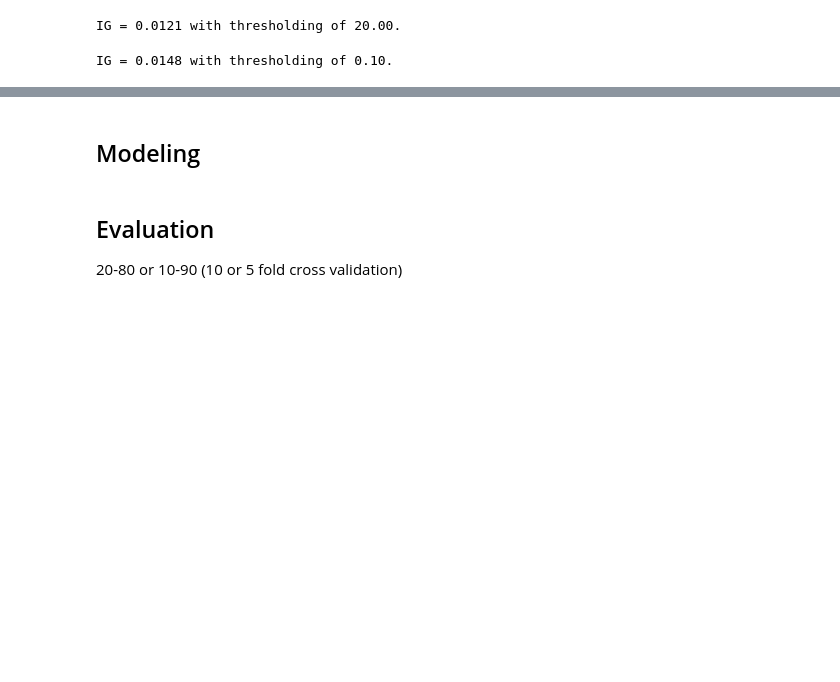
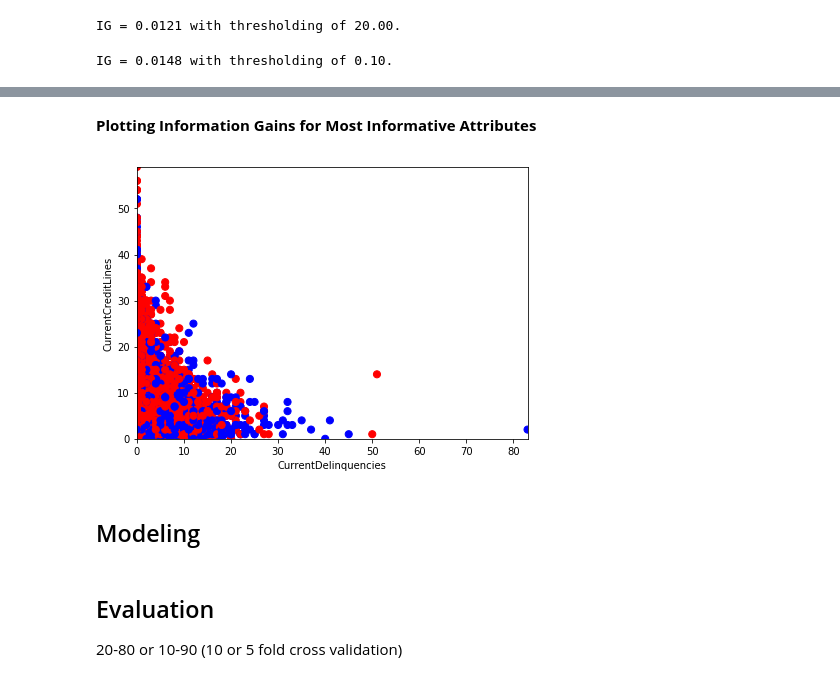
Before and after one commit to jahnavik/proser-loan-default, a Jupyter notebook: ProsperLoan.ipynb, the cells around one changed output, grey strips where cells are left out. Cells and saved outputs as stored; diff of their text form; code cells hidden in the pictures; blank space fills up the shorter version.

```diff
--- a/ProsperLoan.ipynb
+++ b/ProsperLoan.ipynb
@@ -656,0 +715,9 @@ def information_gain(feature, threshold, target):
+# %%
+a = data['CurrentDelinquencies'].values.tolist()
+for i in range(len(a)):
+    if a[i] <= 1.00:
+        a[i] = 1
+    else:
+        a[i] = 0
+x = pd.DataFrame(a, columns=['a'])
+information_gain_categorical(x['a'], data['LoanStatus'])
@@ -688,0 +769,2 @@ def best_threshold():
+# %% [markdown]
+**Plotting Information Gains for Most Informative Attributes**
@@ -737,6 +822,11 @@ def Decision_Surface(data, target, model):
     cs = plt.contourf(xx, yy, Z, levels=[-1,0,1],cmap=plt.cm.coolwarm,origin='lower')
     color = ["blue" if t == 0 else "red" for t in target]
     plt.scatter(data[data.columns[0]], data[data.columns[1]], color=color )
+# %%
+plt.figure(figsize=[7,5])
+Plot_Data(data, 'CurrentDelinquencies', 'CurrentCreditLines', 'LoanStatus')
+# %% [output]
+[figure, added]
 # %% [markdown]
 ## Modeling
 # %%
```
Also changed, not shown: parts of 11 cells of this notebook.
